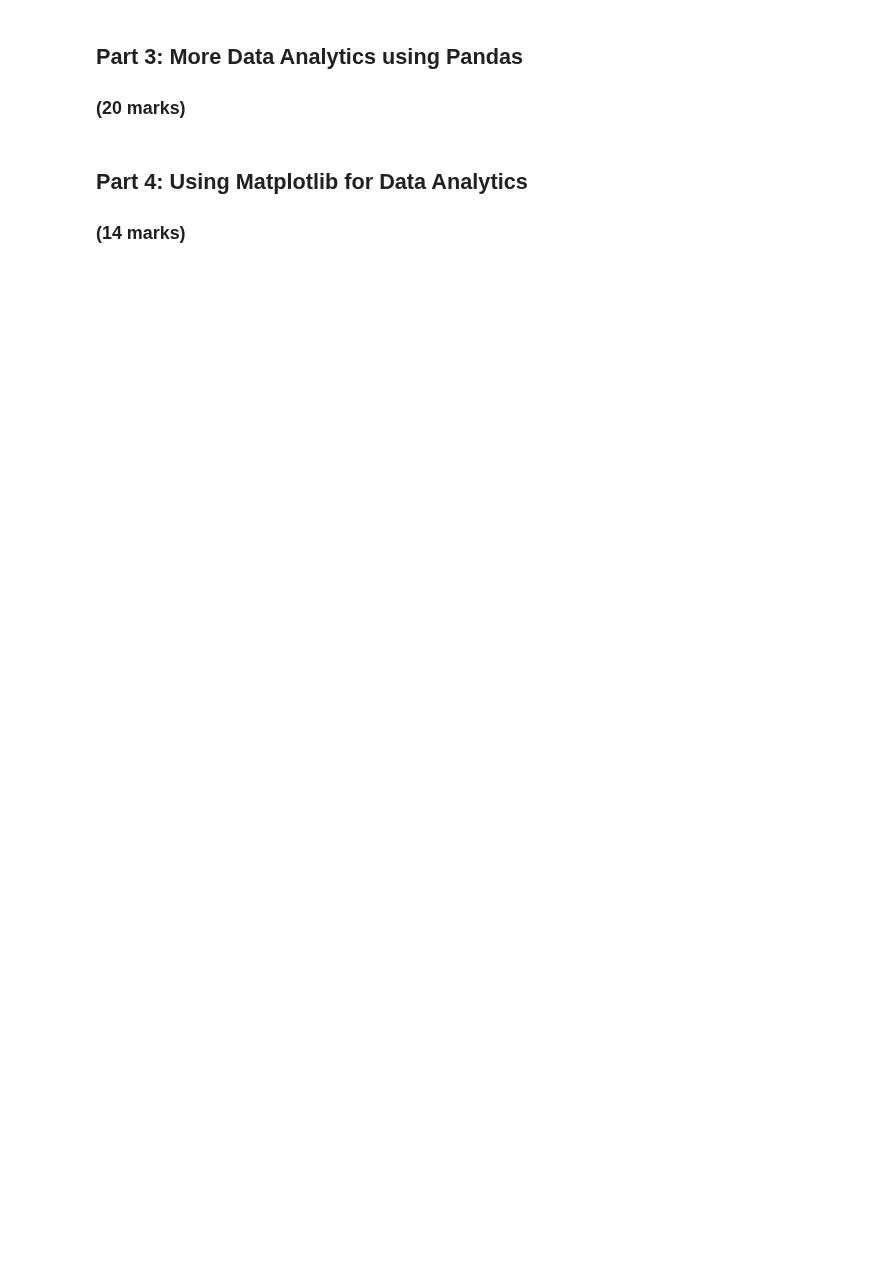
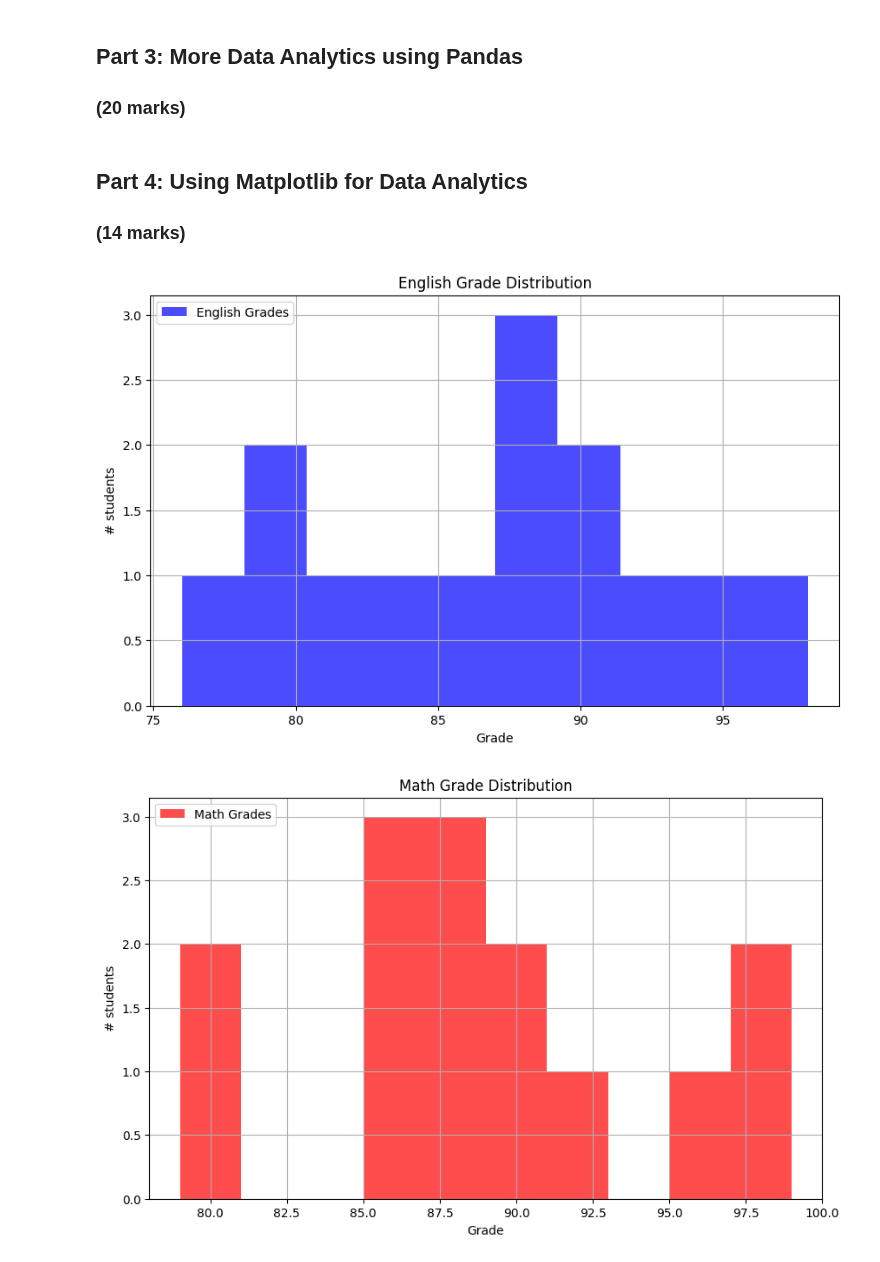
Before and after one commit to paul-dobre/engg680_2024_fall, a Jupyter notebook: Lab_Assignment1/Assignment1.ipynb, the cells around one changed output. Cells and saved outputs as stored; diff of their text form; code cells hidden in the pictures; blank space fills up the shorter version.

Commit message:
Complete first section of Part 4

```diff
--- a/Lab_Assignment1/Assignment1.ipynb
+++ b/Lab_Assignment1/Assignment1.ipynb
@@ -60,8 +60,8 @@ The subjects involved in this grading system are English and Math.
 # %%
 # Load the student grade CSV files into DataFrames using the defined variables
 # (2 marks)
-df_english =
-df_math =
+# df_english = pd.read_csv('studentGrades_English.csv') # Kaleigh's code -- needed to do Part 4
+# df_math = pd.read_csv('studentGrades_Math.csv')
 # %%
 # Merging the DataFrames on 'studentID'
 df_studentGrades = pd.merge(df_english, df_math, on='studentID', suffixes=('_English', '_Math'))
@@ -81,7 +89,7 @@ df_studentGrades['GPA'] = df_studentGrades[['grade_English', 'grade_Math']].mean
 # .drop(columns=['<column_name1>','<column_name2>'] is a Pandas method that can be used to drop columns.
 # In the space below, drop the first name and last name associated with the math .csv file.
 # (2 mark)
-df_studentGrades =
+# df_studentGrades.drop(columns=['firstName_Math', 'lastName_Math'], inplace=True) # Kaleigh
 # %%
 # Let's display the data again. Use an appropriate method (hint: already used before)
 # (1 mark)
@@ -218,27 +242,41 @@ print(df_studentsGPASorted_homeroom)
 # %%
 # Let's use matplotlib to display a histogram of the grades distribution
 # Histograms are useful for seeing the distribution of the students grades
 
 plt.figure(figsize=(10, 6))
 plt.hist(df_studentGrades['englishGrade'], bins=10, alpha=0.7, label='English Grades', color='blue')
+plt.grid(True)
+plt.title('English Grade Distribution')
+plt.xlabel('Grade')
+plt.ylabel('# students')
+plt.legend(loc='upper left')
 
 # Step 1: Use the line above as reference to create a histogram for the math grades
 # (1 mark)
 #
+plt.figure(figsize=(10, 6))
+plt.hist(df_studentGrades['mathGrade'], bins=10, alpha=0.7, label='Math Grades', color='red')
 
 # Step 2: Ensure that your plot is descriptive, so use labels (x and y axis), a title, and a legend.
 # Hint: Use the matplotlib .legend(loc='<location>') to add and place the legend.
 # You can use 'upper left', 'upper right', 'lower left', and 'lower right' to specify the location.
 # (4 marks)
 #
 plt.grid(True)
+plt.title('Math Grade Distribution')
+plt.xlabel('Grade')
+plt.ylabel('# students')
+plt.legend(loc='upper left')
 
 # Step 3: Use the .savefig('<image_title>'.png) to output an image file of the histogram.
 # Please be sure to use a descriptive title!
 # (1 mark)
-#
+plt.savefig('Math_Grade_Distribution')
 
 plt.show()
+# %% [output]
+[figure, added]
+[figure, added]
 # %%
 # Let's also use matplotlib to display a scatter plot of English vs. Math grades
 # Scatter plots are useful for seeing the relationship between two variables
```
Also changed, not shown: parts of 5 cells of this notebook.
